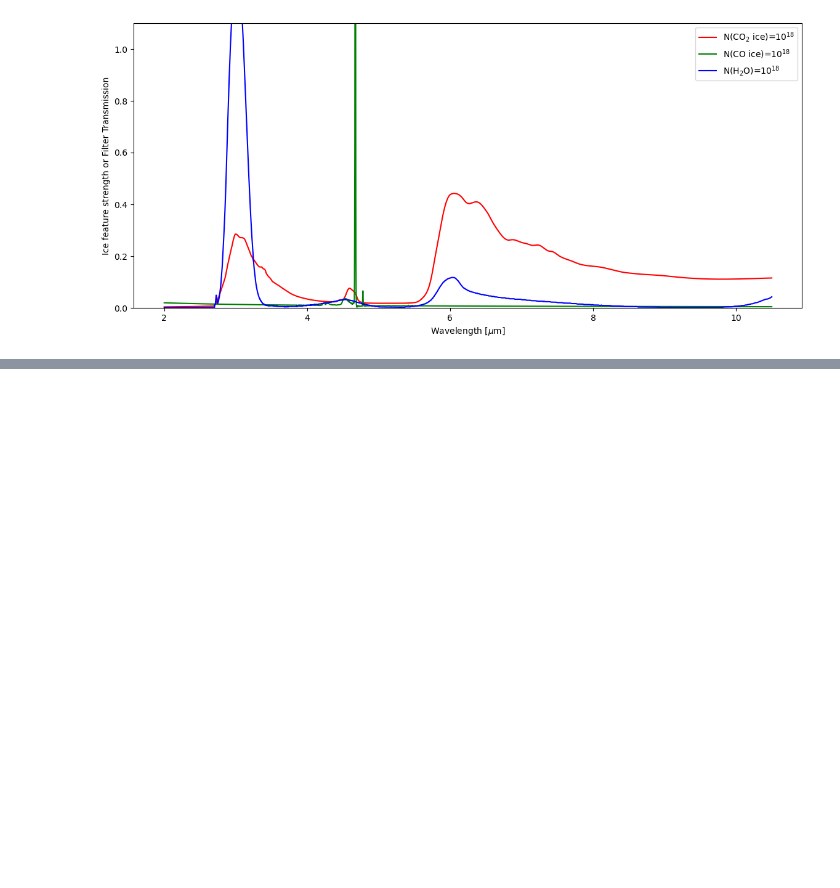
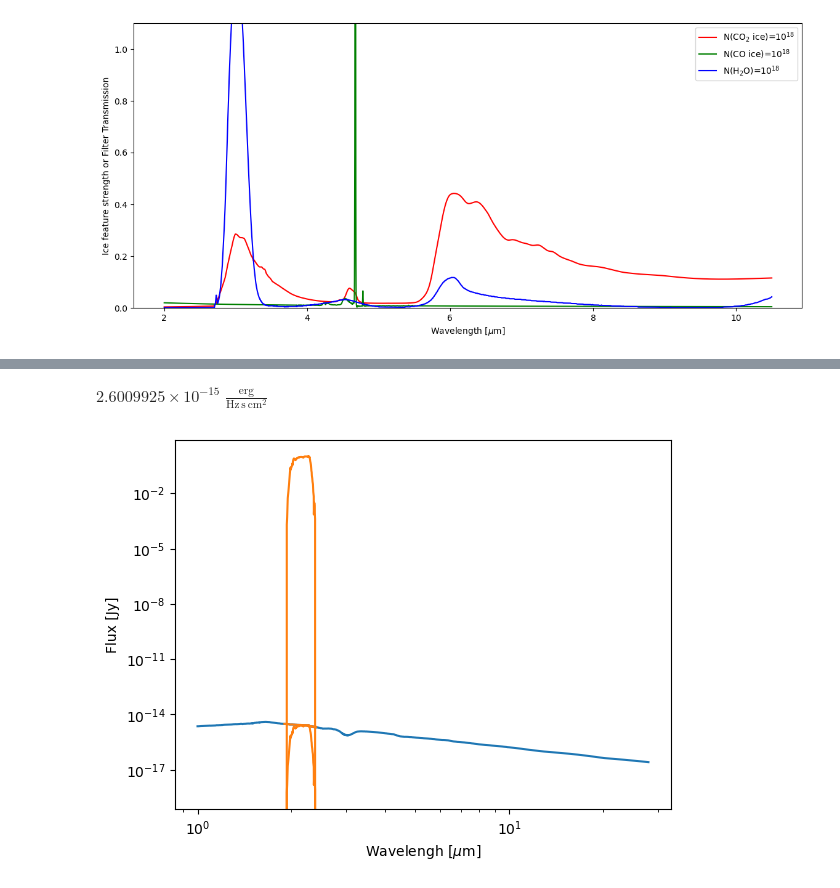
Before and after one commit to SpacialTree/smart-plotters, a Jupyter notebook: notebooks/ice_modeling.ipynb, the cells around one changed output, grey strips where cells are left out. Cells and saved outputs as stored; diff of their text form; code cells hidden in the pictures; blank space fills up the shorter version.

```diff
--- a/notebooks/ice_modeling.ipynb
+++ b/notebooks/ice_modeling.ipynb
@@ -209,0 +331,17 @@ plt.legend()
+# %%
+def fluxes_in_one_filter(fid, xarr, modeldata, doplot=False):
+    # fid example: Spitzer/IRAC.I1
+
+    if doplot:
+        pl.loglog(xarr.to(u.um), modeldata)
+        pl.xlabel("Wavelengh [$\\mu$m]")
+        pl.ylabel("Flux [Jy]")
+
+    fluxes = convsum(xarr, modeldata, SvoFps.get_transmission_data(fid), doplot=doplot)
+    return fluxes
+
+
+fluxes_in_one_filter('2MASS/2MASS.Ks', xarr, spec, doplot=True)
+# %% [output]
+$2.6009925 \times 10^{-15} \; \mathrm{\frac{erg}{Hz\,s\,cm^{2}}}$
+[figure, added]
```
Also changed, not shown: parts of 20 cells of this notebook, 1 other file.
